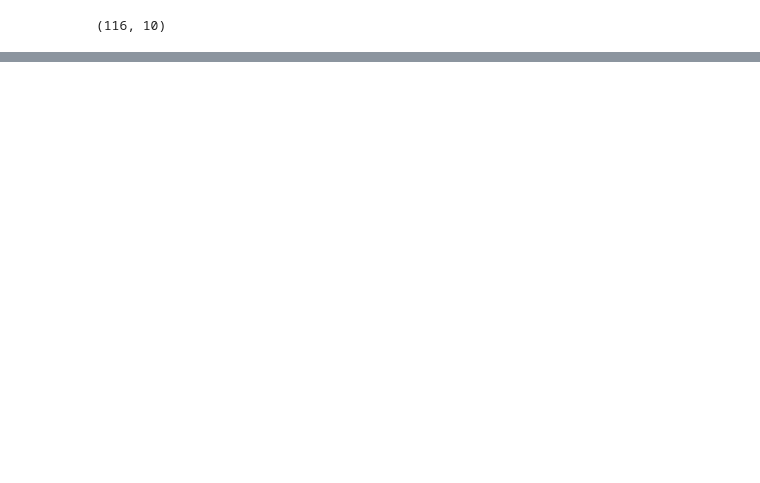
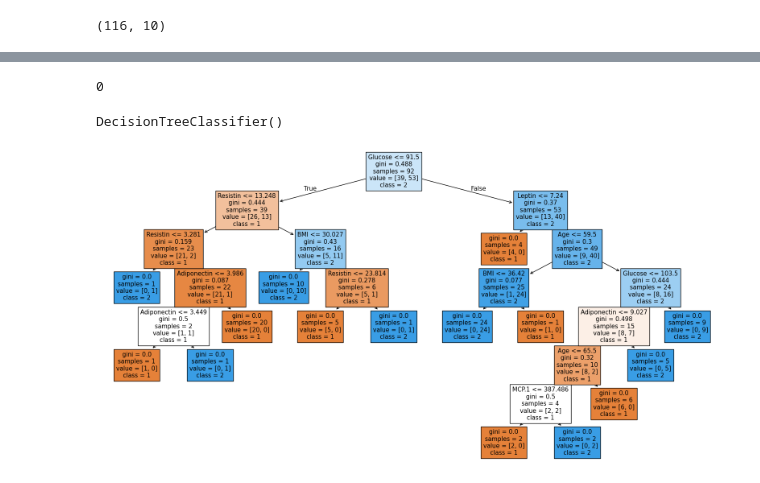
Before and after one commit to misalsathsara/Machine-Learning-Basic, a Jupyter notebook: Decision_Tree.ipynb, the cells around one changed output, grey strips where cells are left out. Saved outputs shown, nothing was run; the diff lists cells and outputs as text; code cells hidden in the pictures; blank space fills up the shorter version.

```diff
--- a/Decision_Tree.ipynb
+++ b/Decision_Tree.ipynb
@@ -80,0 +86,20 @@ data.shape
+# %%
+data.duplicated().sum()
+# %% [output]
+0
+# %%
+x = data.drop(['Classification'], axis=1)
+y = data['Classification']
+# %%
+x_train, x_test, y_train, y_test = train_test_split(x, y, test_size=0.2, random_state=100)
+# %%
+clt = DecisionTreeClassifier()
+clt.fit(x_train, y_train)
+# %% [output]
+DecisionTreeClassifier()
+# %%
+plt.figure(figsize=(20, 10))
+plot_tree(clt, filled=True, feature_names=(data.columns), class_names=['1', '2'])
+plt.show()
+# %% [output]
+[figure, added]
```
Also changed, not shown: parts of 1 cell of this notebook.
